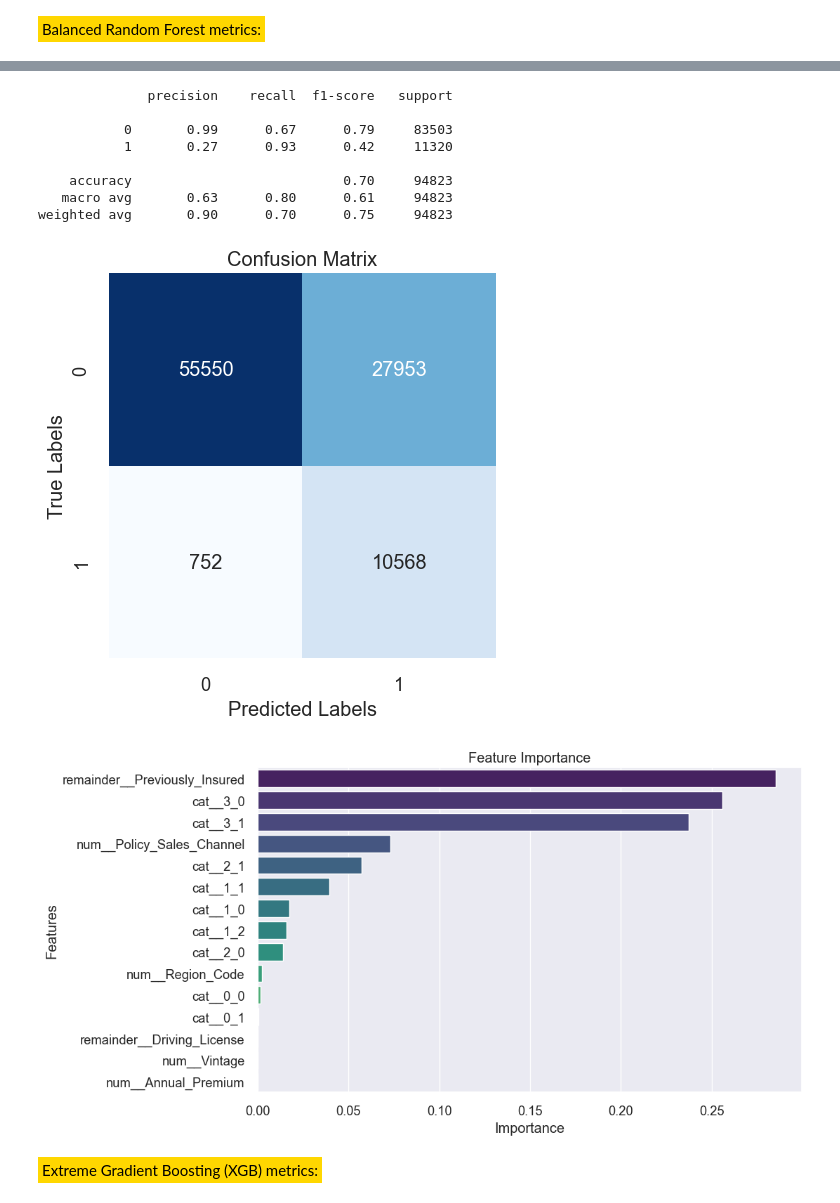
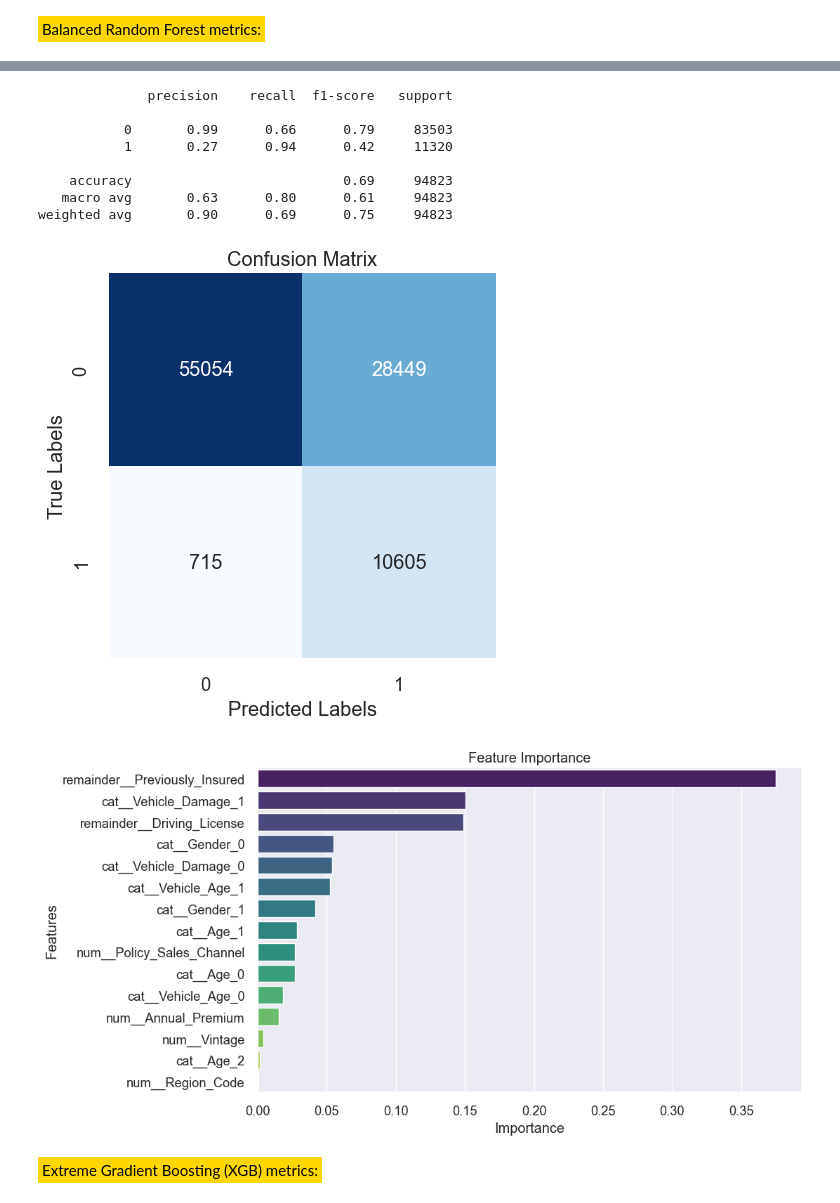
Before and after one commit to ThomasProce/Cross_Selling_Insurance, a Jupyter notebook: cross_selling.ipynb, the cells around one changed output, grey strips where cells are left out. Drawn from its saved outputs; the diff is of its cells as text; code cells hidden in the pictures.

```diff
--- a/cross_selling.ipynb
+++ b/cross_selling.ipynb
@@ -1195,7 +1195,7 @@ preprocessor = ColumnTransformer(
 
 
 # Create an oversampling transformer
-oversample_transformer = RandomOverSampler(sampling_strategy='minority')
+oversample_transformer = RandomOverSampler(random_state = 8986)
 # %%
 X_train_resample,y_train_resample = oversample_transformer.fit_resample(X_train, y_train)
 # %%
@@ -1492,21 +1482,23 @@ class_report(y_test,y_pred_test_bfc)
 # %% [output]
               precision    recall  f1-score   support
 
-           0       0.99      0.67      0.79     83503
-           1       0.27      0.93      0.42     11320
+           0       0.99      0.66      0.79     83503
+           1       0.27      0.94      0.42     11320
 
-    accuracy                           0.70     94823
+    accuracy                           0.69     94823
    macro avg       0.63      0.80      0.61     94823
-weighted avg       0.90      0.70      0.75     94823
+weighted avg       0.90      0.69      0.75     94823
 # %%
 conf_matrix(y_test,y_pred_test_bfc)
 # %% [output]
-[figure, old version]
+[figure, new version]
 # %%
 feature_importance_bfc = best_bfc.named_steps['classifier'].feature_importances_
+feature_importance_bfc = np.abs(coefficients)
+feature_importance_bfc /= np.sum(feature_importance_bfc)
 plot_feature_importance(column_names,feature_importance_bfc)
 # %% [output]
-[figure, old version]
+[figure, new version]
 # %% [markdown]
 <span style="font-size: 52px; background-color: #FFD700; color: black; padding: 4px;">Extreme Gradient Boosting (XGB) metrics:</span>
 # %%
```
Also changed, not shown: parts of 9 cells of this notebook.
